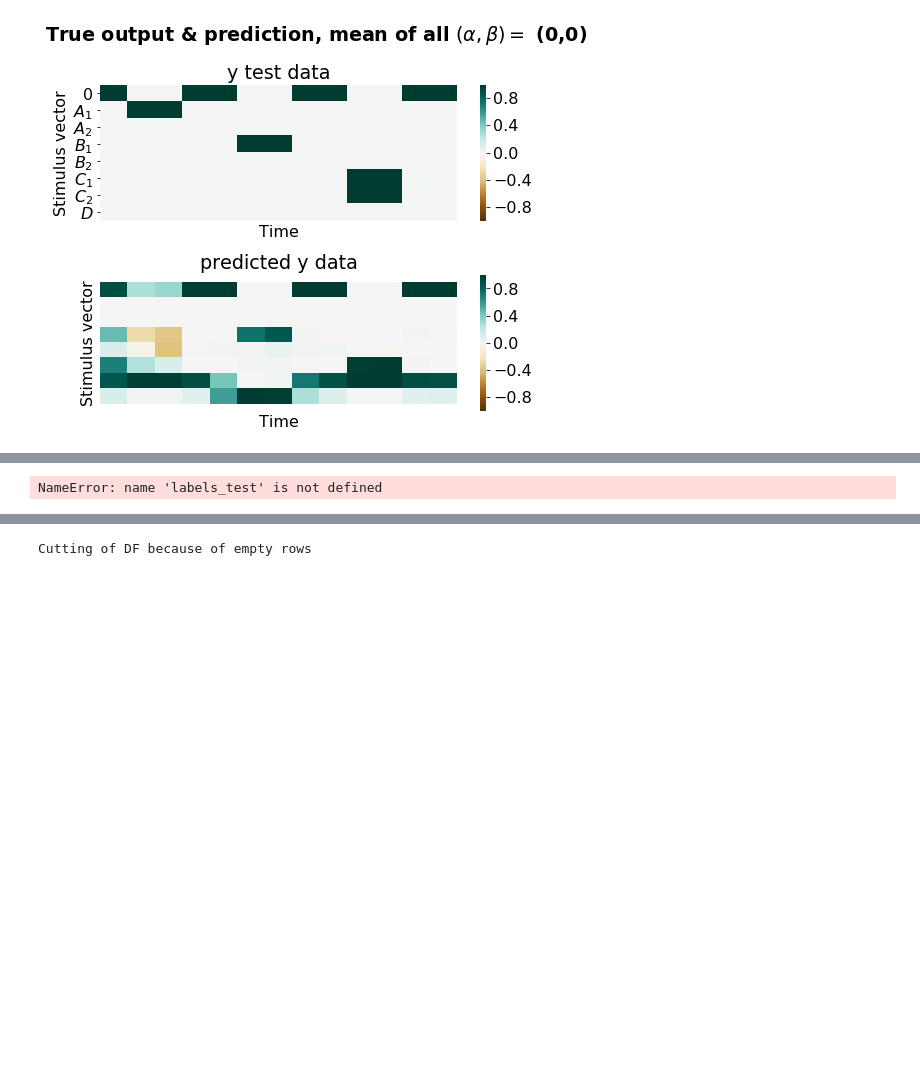
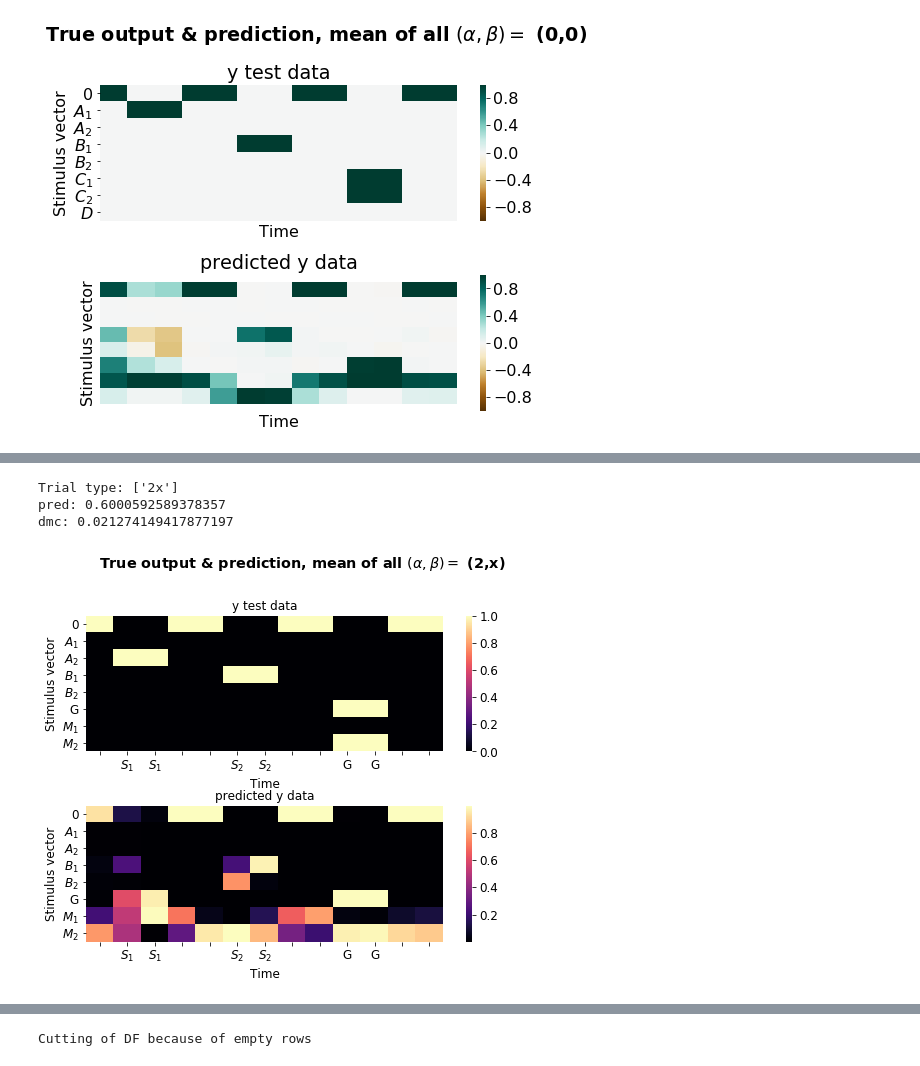
Before and after one commit to vdplasthijs/eavesdropping, a Jupyter notebook: multitasking learning for recurrent nets.ipynb, the cells around one changed output, grey strips where cells are left out. Drawn from its saved outputs; the diff is of its cells as text; code cells hidden in the pictures; blank space fills up the shorter version.

Commit message:
save_state models, pearson corr

```diff
--- a/multitasking learning for recurrent nets.ipynb
+++ b/multitasking learning for recurrent nets.ipynb
@@ -77,7 +50,7 @@ ax[1].legend()
 # %%
 tmp0, tmp1 = bpm.generate_synt_data_general(n_total=d_dict['n_total'], t_delay=d_dict['t_delay'], t_stim=d_dict['t_stim'],
                                         ratio_train=d_dict['ratio_train'], ratio_exp=d_dict['ratio_exp'],
-                                        noise_scale=d_dict['noise_scale'], late_s2=True,
+                                        noise_scale=d_dict['noise_scale'], late_s2=False,
                                         nature_stim='onehot', task='dmc')
 
 x_train, y_train, x_test, y_test = tmp0
@@ -96,4 +73,4 @@ ax_true.set_title("y test data"); #ax_true.set_ylabel('True data')
 # %%
-rnn = bpm.RNN_MTL(task='dmc_only', nature_stim='periodic', n_nodes=t_dict['n_nodes'])  # Create RNN class
+rnn = bpm.RNN_MTL(task='pred_dmc', nature_stim='onehot', n_nodes=t_dict['n_nodes'])  # Create RNN class
 opt = torch.optim.SGD(rnn.parameters(), lr=t_dict['learning_rate'])  # call optimiser from pytorhc
 rnn.set_info(param_dict={**d_dict, **t_dict})
@@ -100,11 +79,5 @@ rnn.set_info(param_dict={**d_dict, **t_dict})
 # %%
 rnn = bpm.bptt_training(rnn=rnn, optimiser=opt, dict_training_params=t_dict,
                         x_train=x_train, x_test=x_test, y_train=y_train, y_test=y_test,
-                        verbose=0, late_s2=False)
+                        verbose=0, late_s2=False, use_gpu=False, simulated_annealing=False,
+                        ratio_exp_array=None, save_state=True)
-# %%
-# for key in ['pred', 'dmc', 'S2']:
-for key in ['pred', 'S2', 'G', '0', 'dmc', 'L1']:
-    if key in rnn.test_loss_split.keys():
-        arr = rnn.test_loss_split[key]
-        plt.plot(arr, label=key)
-plt.legend()
@@ -202,12 +115,14 @@ simulation 1/10
 # %%
 # i_rnn += 1
-i_rnn =1
-folder_rnn = '/home/thijs/repos/rotation/models/7525/dmc_task/onehot/sparsity_5e-03/pred_only/'
-filename = os.listdir(folder_rnn)[i_rnn]
-rnn = ru.load_rnn(os.path.join(folder_rnn, filename))
+# i_rnn =0
+# folder_rnn = '/home/thijs/repos/rotation/models/5050/dmc_task/onehot/sparsity_1e-03/pred_dmc/'
+# filename = os.listdir(folder_rnn)[i_rnn]
+# rnn = ru.load_rnn(os.path.join(folder_rnn, filename))
+# print(filename)
+
 
 ## Plot example test sample & prediction
-k = np.where(labels_test == '1x')[0]
+k = np.where(labels_test == '2x')[0]
 print(f'Trial type: {np.unique(labels_test[k])}')
 pred = bpm.compute_full_pred(x_test[k,:,:], model=rnn)  # computed forward predictions
 
@@ -216,31 +131,34 @@ plt.subplots_adjust(hspace=0.4)
 ax_true = plt.subplot(211)
 true_data = y_test[k, :, :]
 
 # part_spec_loss = bpm.specialisation_loss(y_est=pred, y_true=true_data, model=rnn)
 # part_spec_loss = part_spec_loss.detach().numpy()
 # print('part spec loss', part_spec_loss)
 
 if type(k) != int and len(k) > 1:  # if multiple samples; average
     true_data = true_data.mean(0)
 prm.plot_example_trial(true_data.numpy(), ax=ax_true)
 ax_true.set_title("y test data"); #ax_true.set_ylabel('True data')
 
 ax_pred = plt.subplot(212)
 prm.plot_example_trial(pred.mean(0).detach().numpy(), ax=ax_pred)  # average if multiple samples
 ax_pred.set_title("predicted y data"); #ax_pred.set_ylabel("Predictions");
 
 plt.suptitle(r"True output & prediction, mean of all $(\alpha, \beta) =$ (" + labels_test[k][0][0] + ',' + labels_test[k][0][1] + ')',
              weight='bold', y=1.02);
 # plt.savefig('figures/prediction_unexpected.pdf', bbox_inches='tight')
 
 for key in ['pred', 'dmc']:
     if key in rnn.test_loss_split.keys():
         print(f'{key}:', np.mean(rnn.test_loss_split[key][-5:]))
 
 # full_pred = bpm.compute_full_pred(input_data=x_test, model=rnn)  # computed forward predictions
 # spec_loss = bpm.specialisation_loss(y_est=full_pred, y_true=y_test, model=rnn)
 # spec_loss = spec_loss.detach().numpy()
 # print('spec loss', spec_loss)
 # print('reg loss', bpm.regularisation_loss(model=rnn))
 # %% [output]
-NameError: name 'labels_test' is not defined
+Trial type: ['2x']
+pred: 0.6000592589378357
+dmc: 0.021274149417877197
+[figure, added]
```
Also changed, not shown: parts of 29 cells of this notebook, 3 other files.
